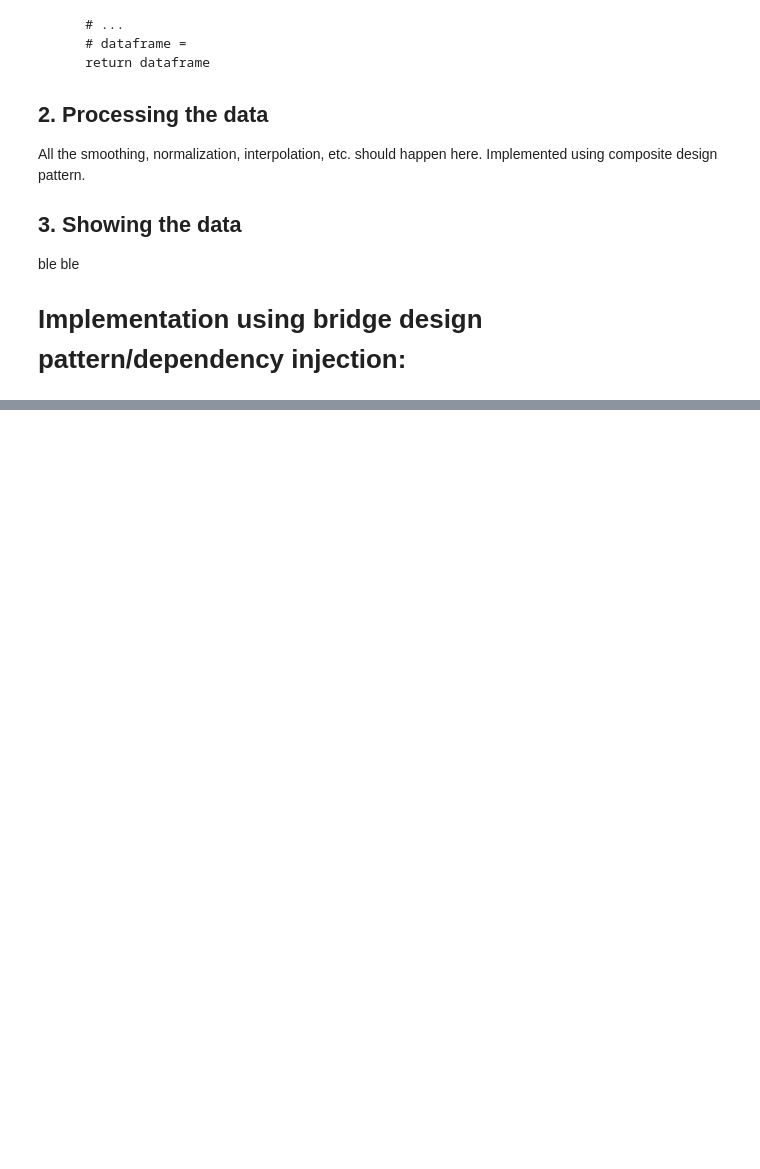
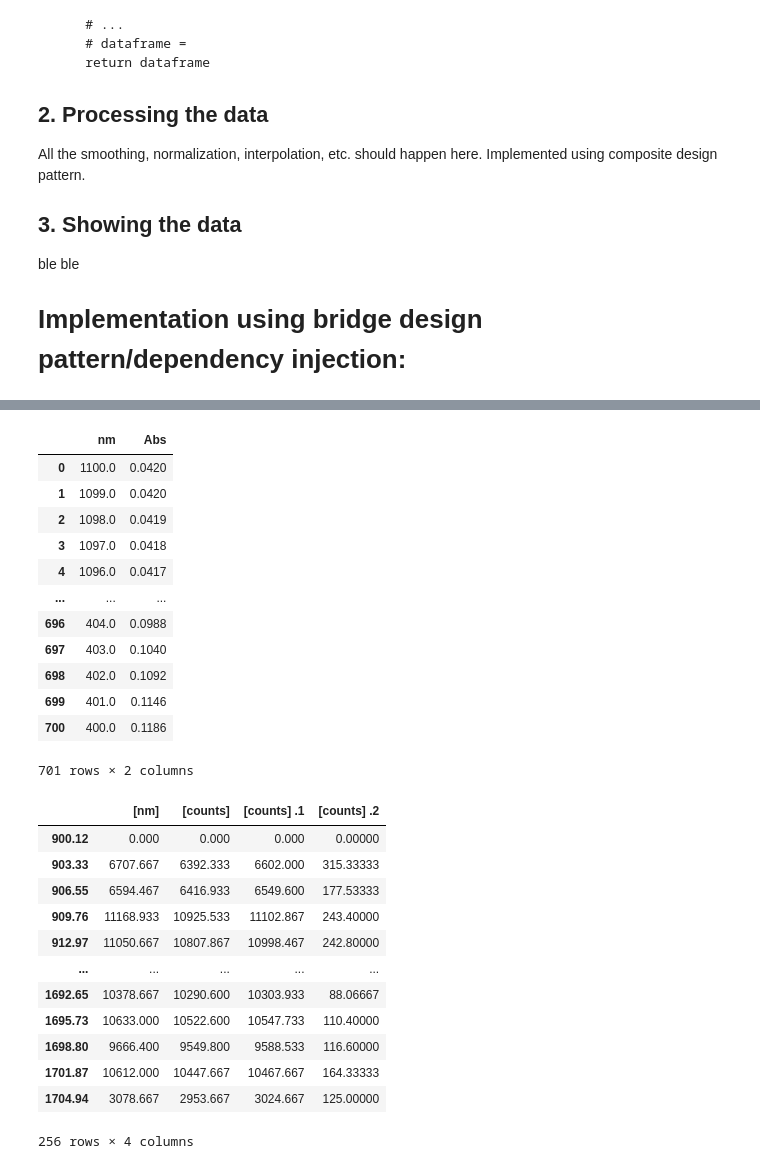
Before and after one commit to mkolany/jupyter, a Jupyter notebook: PythonLaboratory/FileParser.ipynb, the cells around one changed output, grey strips where cells are left out. Saved outputs shown, nothing was run; the diff lists cells and outputs as text; code cells hidden in the pictures; blank space fills up the shorter version.

```diff
--- a/PythonLaboratory/FileParser.ipynb
+++ b/PythonLaboratory/FileParser.ipynb
@@ -141,0 +162,47 @@ __main__.DataHandler
+# %%
+import re
+import numpy as np
+import itertools
+
+def force_open(path):
+    with open(path) as f:
+        for i, row in enumerate(f):
+            for delimiter, decimal in (itertools.product([';',',','\t'], ['.',','])):
+                try:
+                    df = pd.read_csv(path ,delimiter=delimiter, decimal=decimal, header=i,on_bad_lines='skip', dtype=np.float64)
+                    return df
+                except Exception:
+                    pass
+
+
+df1=force_open(Path('../patka-pomiary/CPE45_PFOBPy_comocat.txt'))
+df2=force_open(Path('../patka-pomiary/func39.txt'))
+
+display(df1,df2)
+# %% [output]
+|  | nm | Abs |
+| 0 | 1100.0 | 0.0420 |
+| 1 | 1099.0 | 0.0420 |
+| 2 | 1098.0 | 0.0419 |
+| 3 | 1097.0 | 0.0418 |
+| 4 | 1096.0 | 0.0417 |
+| ... | ... | ... |
+| 696 | 404.0 | 0.0988 |
+| 697 | 403.0 | 0.1040 |
+| 698 | 402.0 | 0.1092 |
+| 699 | 401.0 | 0.1146 |
+| 700 | 400.0 | 0.1186 |
+701 rows × 2 columns
+|  | [nm] | [counts] | [counts] .1 | [counts] .2 |
+| 900.12 | 0.000 | 0.000 | 0.000 | 0.00000 |
+| 903.33 | 6707.667 | 6392.333 | 6602.000 | 315.33333 |
+| 906.55 | 6594.467 | 6416.933 | 6549.600 | 177.53333 |
+| 909.76 | 11168.933 | 10925.533 | 11102.867 | 243.40000 |
+| 912.97 | 11050.667 | 10807.867 | 10998.467 | 242.80000 |
+| ... | ... | ... | ... | ... |
+| 1692.65 | 10378.667 | 10290.600 | 10303.933 | 88.06667 |
+| 1695.73 | 10633.000 | 10522.600 | 10547.733 | 110.40000 |
+| 1698.80 | 9666.400 | 9549.800 | 9588.533 | 116.60000 |
+| 1701.87 | 10612.000 | 10447.667 | 10467.667 | 164.33333 |
+| 1704.94 | 3078.667 | 2953.667 | 3024.667 | 125.00000 |
+256 rows × 4 columns
```
Also changed, not shown: parts of 4 cells of this notebook, 1 other file.
